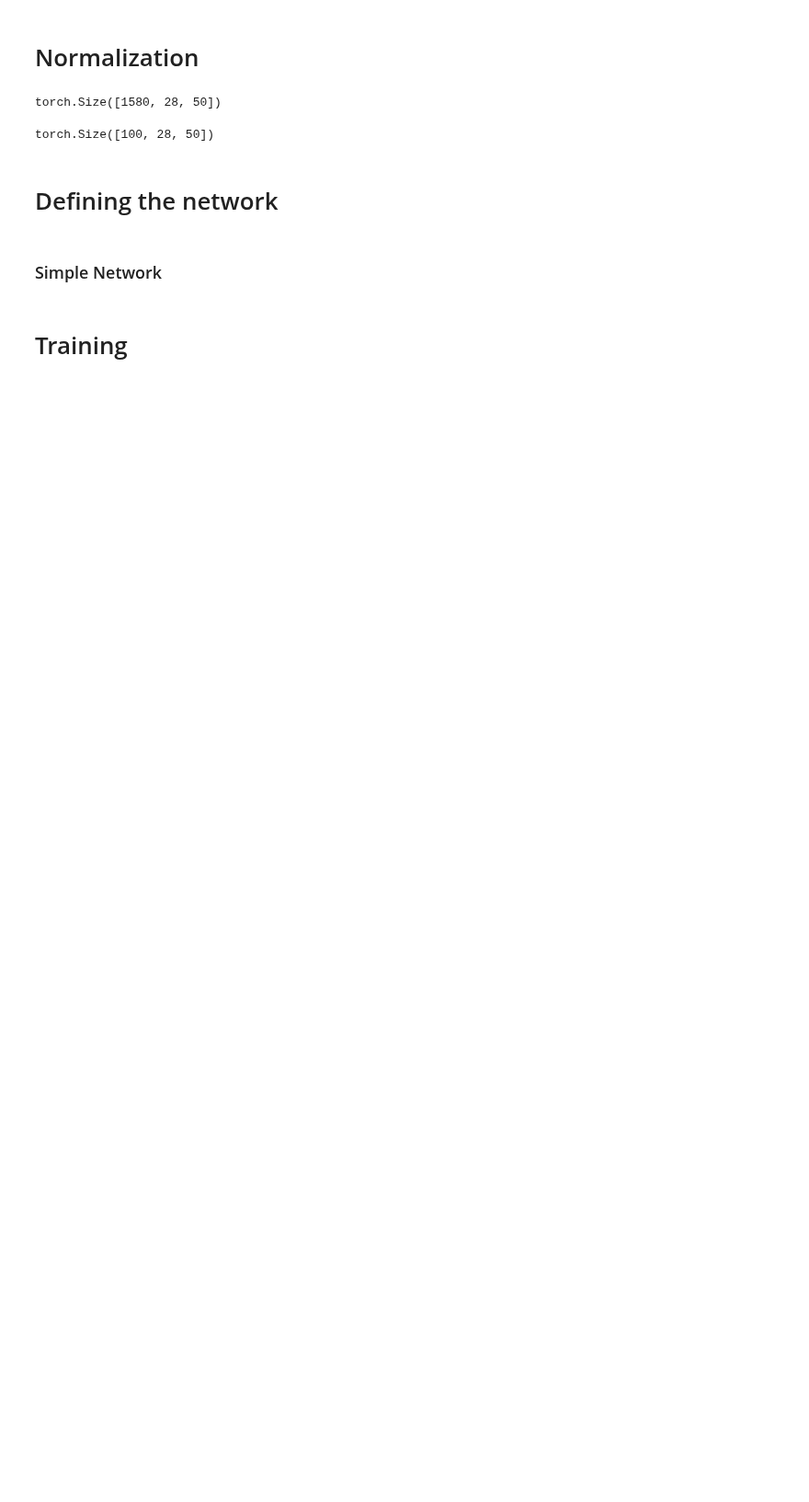
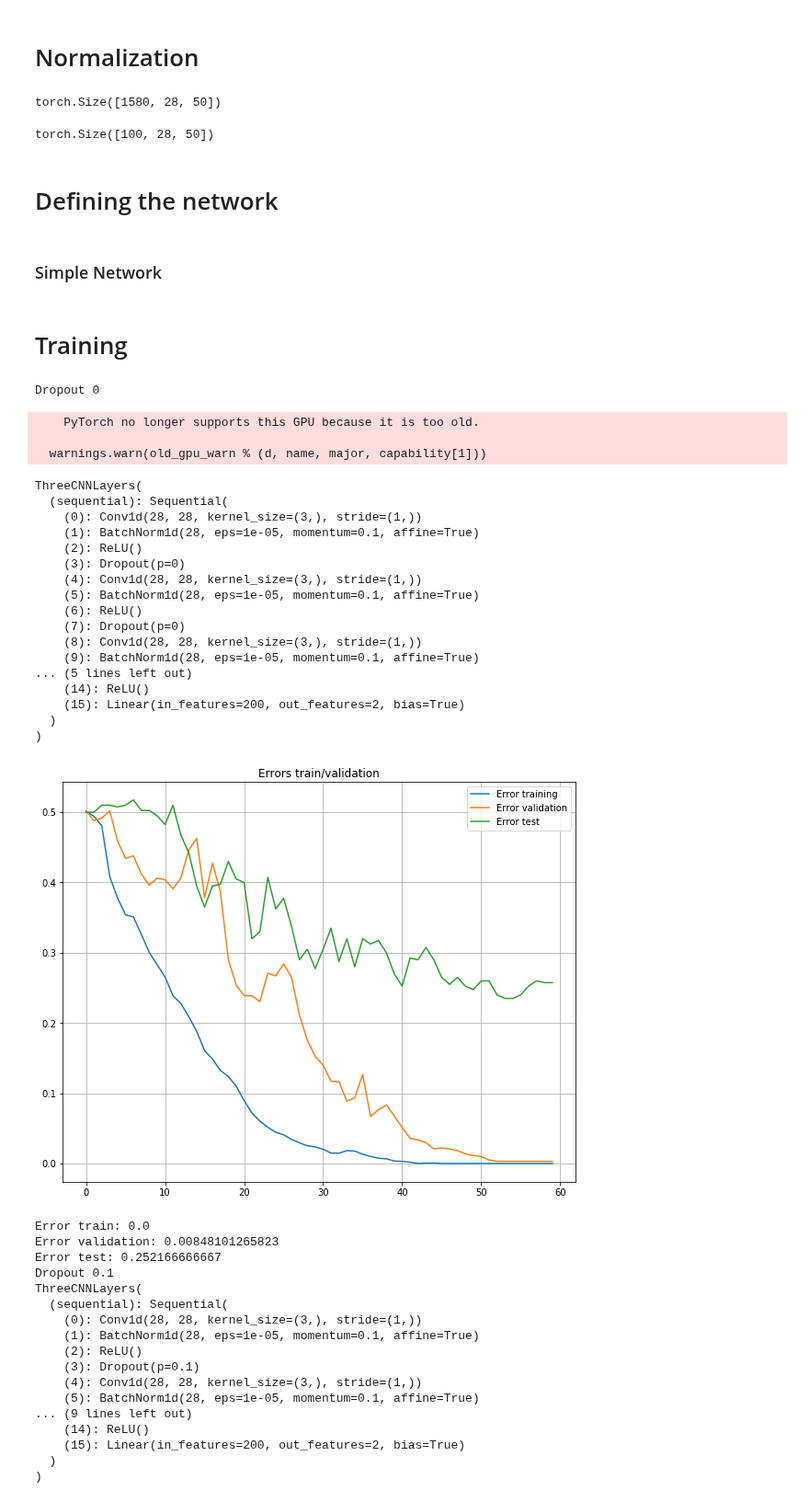
Before and after one commit to deatinor/EEG, a Jupyter notebook: stefano/models_pc2.ipynb, the cells around one changed output. Shown at 92% size. Saved outputs shown, nothing was run; the diff lists cells and outputs as text; code cells hidden in the pictures; blank space fills up the shorter version.

```diff
--- a/stefano/models_pc2.ipynb
+++ b/stefano/models_pc2.ipynb
@@ -88,23 +88,63 @@ test_dataset=(test_dataset-mean)/std
 # %%
 dropout_values=[0,0.1,0.2,0.3,0.4,0.5,0.6,0.7,0.8,0.9]
 results=[]
 for dropout in dropout_values:
     print('Dropout',dropout)
     cv=CrossValidation(k=4,train_dataset=train_dataset,test_dataset=test_dataset,
                    train_target=train_target,test_target=test_target,cuda=True)
 
     net_type=ThreeCNNLayers
     optimizer_type=optim.Adam
     criterion_type=nn.CrossEntropyLoss
     network_params=NetworkParams(conv_filters=[28,28,28],conv_kernels=[3,3,3],
                                  linear_filters=[200,2],
                                  dropout_rate=dropout,batch_norm=True,conv1D=True)
     optimizer_params=OptimizerParams()
-    train_params=TrainParams(max_epoch=100,mini_batch_size=79*5)
+    train_params=TrainParams(max_epoch=60,mini_batch_size=79*5)
 
 
     params=Params(net_type,optimizer_type,criterion_type,network_params=network_params,
                   optimizer_params=optimizer_params,train_params=train_params,cuda=True,plot=True)
 
     cv(params,repetitions=1,cross_validation=True,repetitions_test=4)
     results.append(cv.result)
+# %% [output]
+Dropout 0
+    PyTorch no longer supports this GPU because it is too old.
+
+  warnings.warn(old_gpu_warn % (d, name, major, capability[1]))
+ThreeCNNLayers(
+  (sequential): Sequential(
+    (0): Conv1d(28, 28, kernel_size=(3,), stride=(1,))
+    (1): BatchNorm1d(28, eps=1e-05, momentum=0.1, affine=True)
+    (2): ReLU()
+    (3): Dropout(p=0)
+    (4): Conv1d(28, 28, kernel_size=(3,), stride=(1,))
+    (5): BatchNorm1d(28, eps=1e-05, momentum=0.1, affine=True)
+    (6): ReLU()
+    (7): Dropout(p=0)
+    (8): Conv1d(28, 28, kernel_size=(3,), stride=(1,))
+    (9): BatchNorm1d(28, eps=1e-05, momentum=0.1, affine=True)
+... (5 lines left out)
+    (14): ReLU()
+    (15): Linear(in_features=200, out_features=2, bias=True)
+  )
+)
+[figure, added]
+Error train: 0.0
+Error validation: 0.00848101265823
+Error test: 0.252166666667
+Dropout 0.1
+ThreeCNNLayers(
+  (sequential): Sequential(
+    (0): Conv1d(28, 28, kernel_size=(3,), stride=(1,))
+    (1): BatchNorm1d(28, eps=1e-05, momentum=0.1, affine=True)
+    (2): ReLU()
+    (3): Dropout(p=0.1)
+    (4): Conv1d(28, 28, kernel_size=(3,), stride=(1,))
+    (5): BatchNorm1d(28, eps=1e-05, momentum=0.1, affine=True)
+... (9 lines left out)
+    (14): ReLU()
+    (15): Linear(in_features=200, out_features=2, bias=True)
+  )
+)
```
Also changed, not shown: parts of 2 cells of this notebook, 3 other files.
